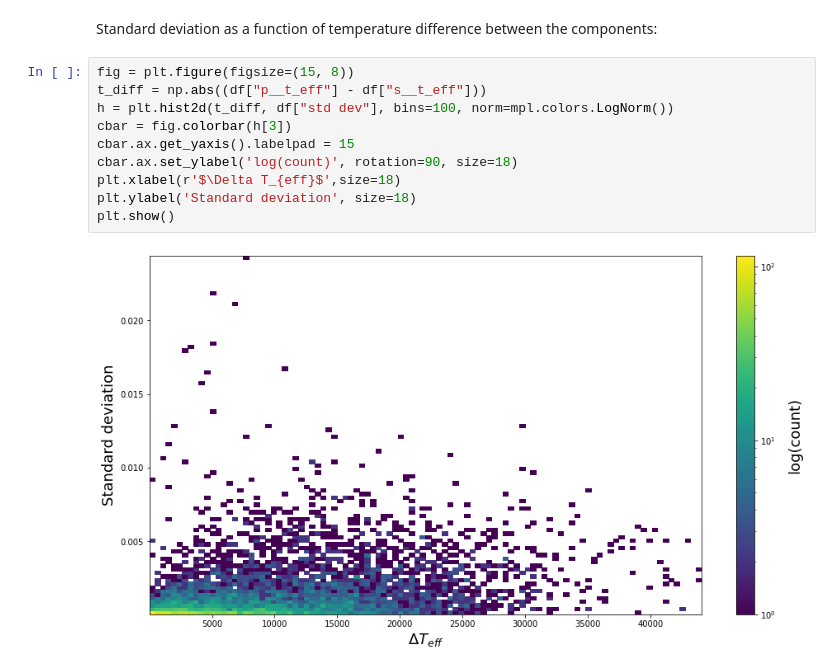
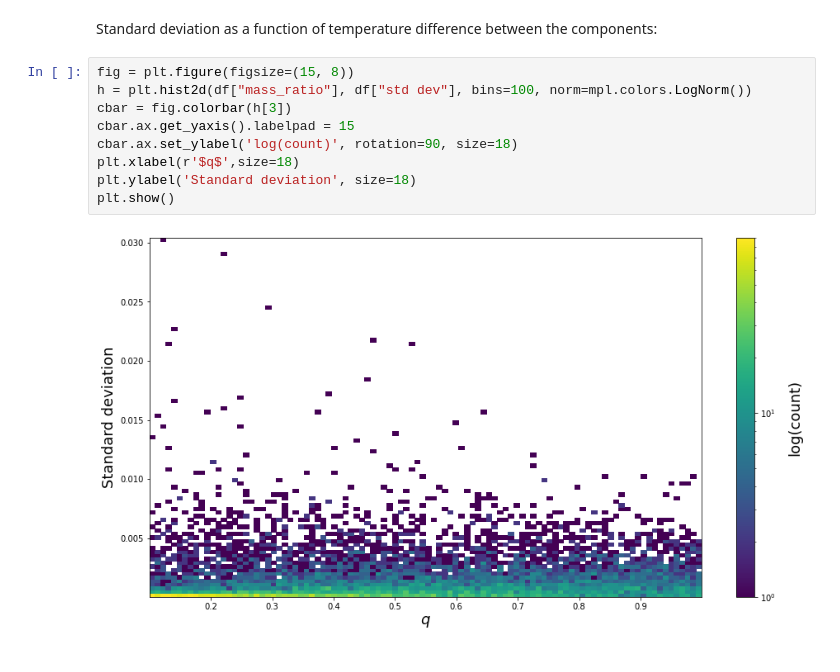
Before and after one commit to mirofedurco/elisa_wrapper, a Jupyter notebook: summary.ipynb, the cells around one changed output. Drawn from its saved outputs; the diff is of its cells as text.

```diff
--- a/summary.ipynb
+++ b/summary.ipynb
@@ -217,13 +291,12 @@ plt.show()
 Standard deviation as a function of temperature difference between the components:
 # %%
 fig = plt.figure(figsize=(15, 8))
-t_diff = np.abs((df["p__t_eff"] - df["s__t_eff"]))
-h = plt.hist2d(t_diff, df["std dev"], bins=100, norm=mpl.colors.LogNorm())
+h = plt.hist2d(df["mass_ratio"], df["std dev"], bins=100, norm=mpl.colors.LogNorm())
 cbar = fig.colorbar(h[3])
 cbar.ax.get_yaxis().labelpad = 15
 cbar.ax.set_ylabel('log(count)', rotation=90, size=18)
-plt.xlabel(r'$\Delta T_{eff}$',size=18)
+plt.xlabel(r'$q$',size=18)
 plt.ylabel('Standard deviation', size=18)
 plt.show()
 # %% [output]
-[figure, old version]
+[figure, new version]
```
Also changed, not shown: parts of 19 cells of this notebook, 4 other files.
